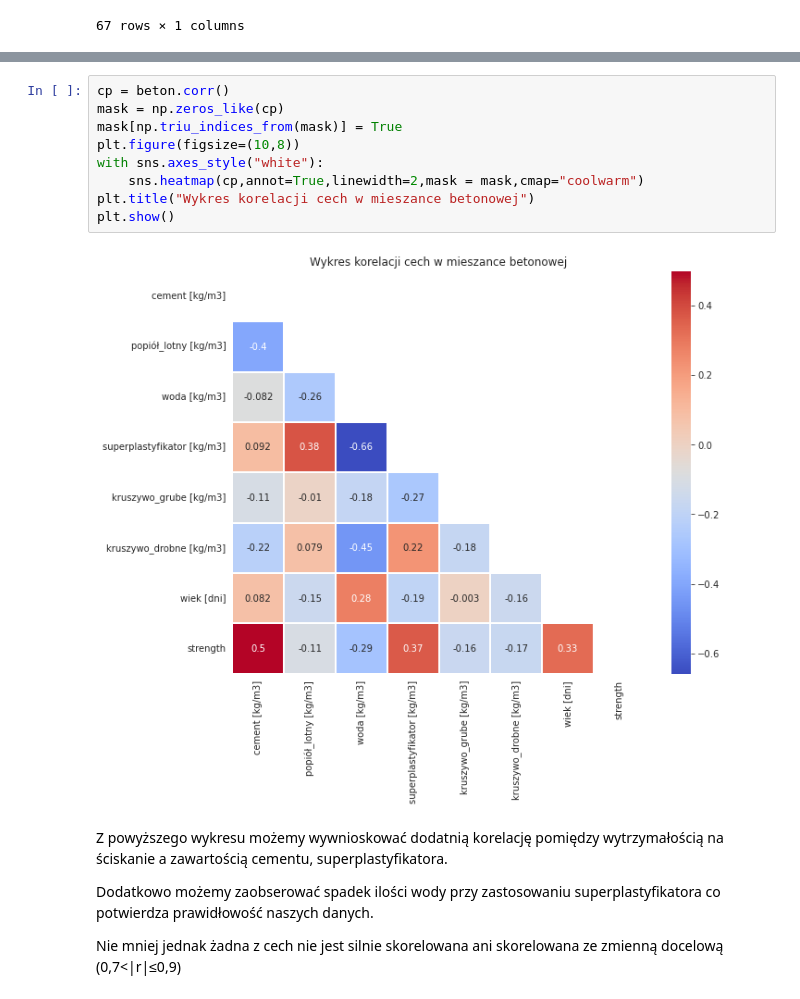
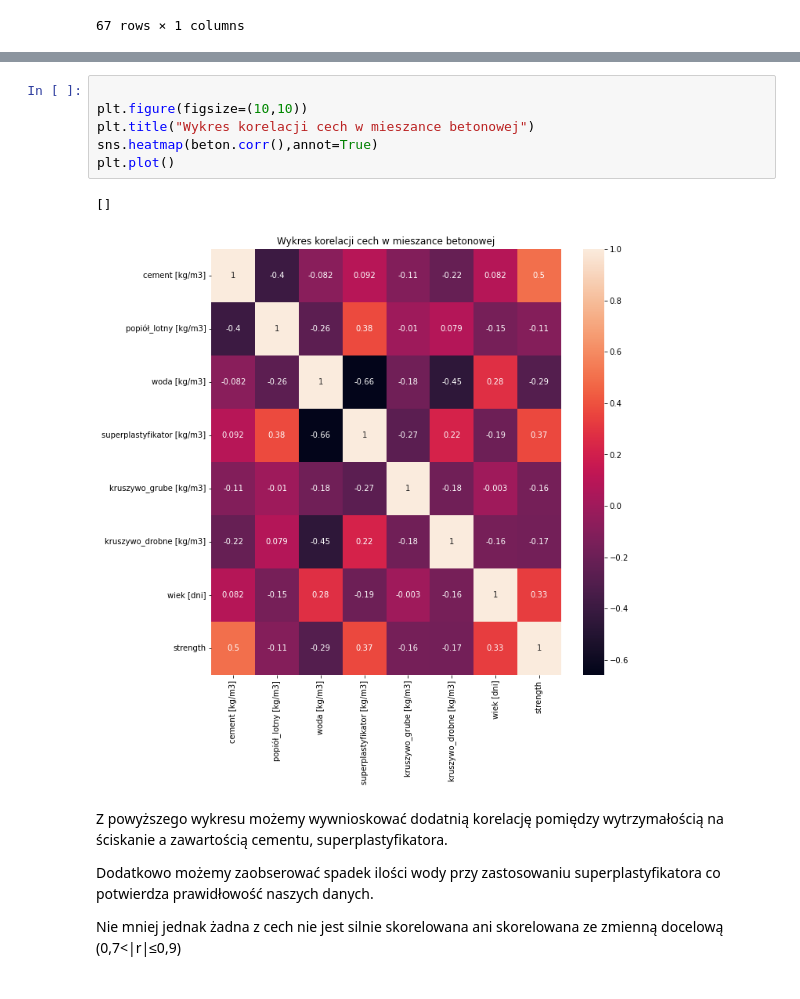
Before and after one commit to brownmilleryt/concrete-strenght-calculator, a Jupyter notebook: _Predykcja.ipynb, the cells around one changed output, grey strips where cells are left out. Saved outputs shown, nothing was run; the diff lists cells and outputs as text.

```diff
--- a/_Predykcja.ipynb
+++ b/_Predykcja.ipynb
@@ -320,16 +327,14 @@ beton.corr()
 | wiek [dni] | 0.081946 | -0.154371 | 0.277618 | -0.192700 | -0.003016 | ... |
 | strength | 0.497832 | -0.105755 | -0.289633 | 0.366079 | -0.164935 | ... |
 # %%
-cp = beton.corr()
-mask = np.zeros_like(cp)
-mask[np.triu_indices_from(mask)] = True
-plt.figure(figsize=(10,8))
-with sns.axes_style("white"):
-    sns.heatmap(cp,annot=True,linewidth=2,mask = mask,cmap="coolwarm")
+
+plt.figure(figsize=(10,10))
 plt.title("Wykres korelacji cech w mieszance betonowej")
-plt.show()
+sns.heatmap(beton.corr(),annot=True)
+plt.plot()
 # %% [output]
+[]
-[figure, old version]
+[figure, new version]
 # %% [markdown]
 Z powyższego wykresu możemy wywnioskować dodatnią korelację pomiędzy wytrzymałością na ściskanie a zawartością cementu, superplastyfikatora.
 
```
Also changed, not shown: parts of 7 cells of this notebook.
